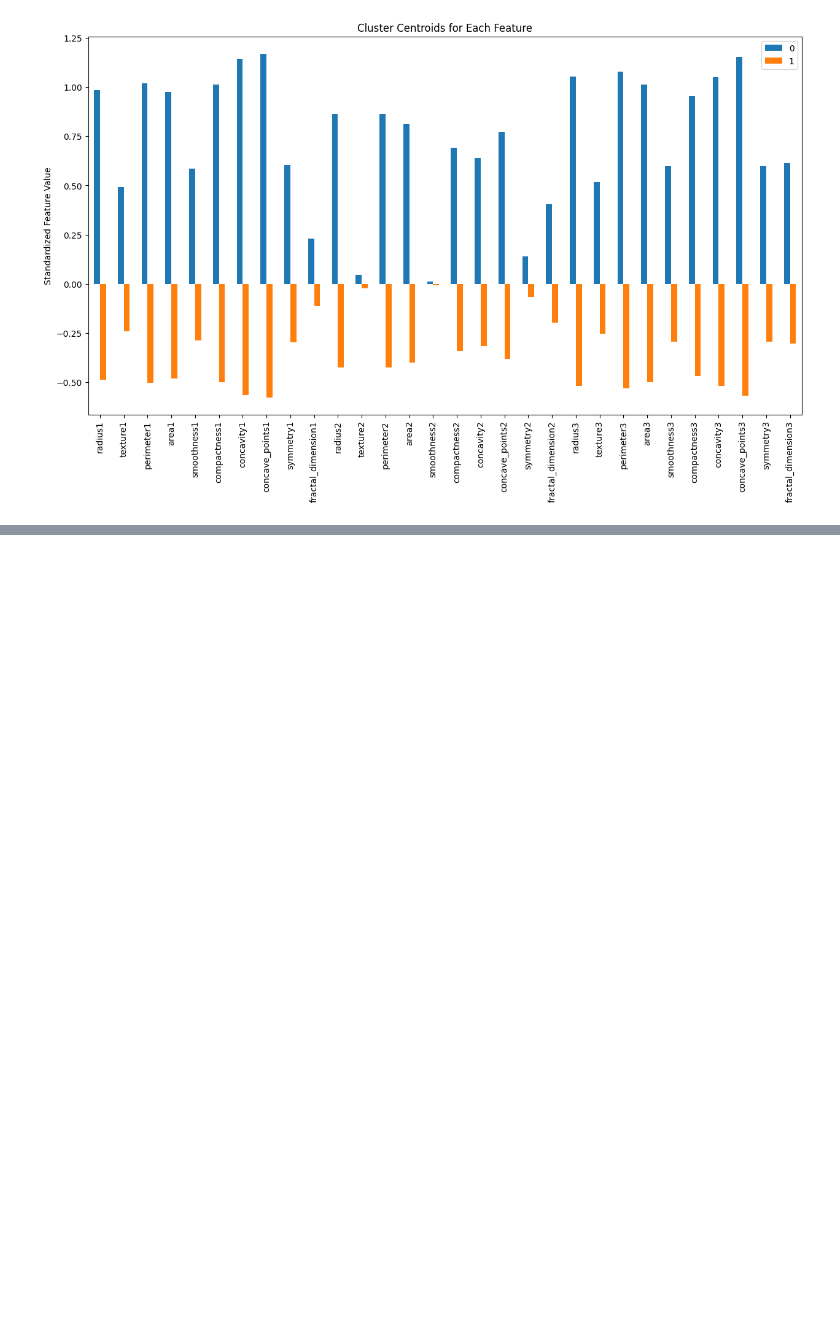
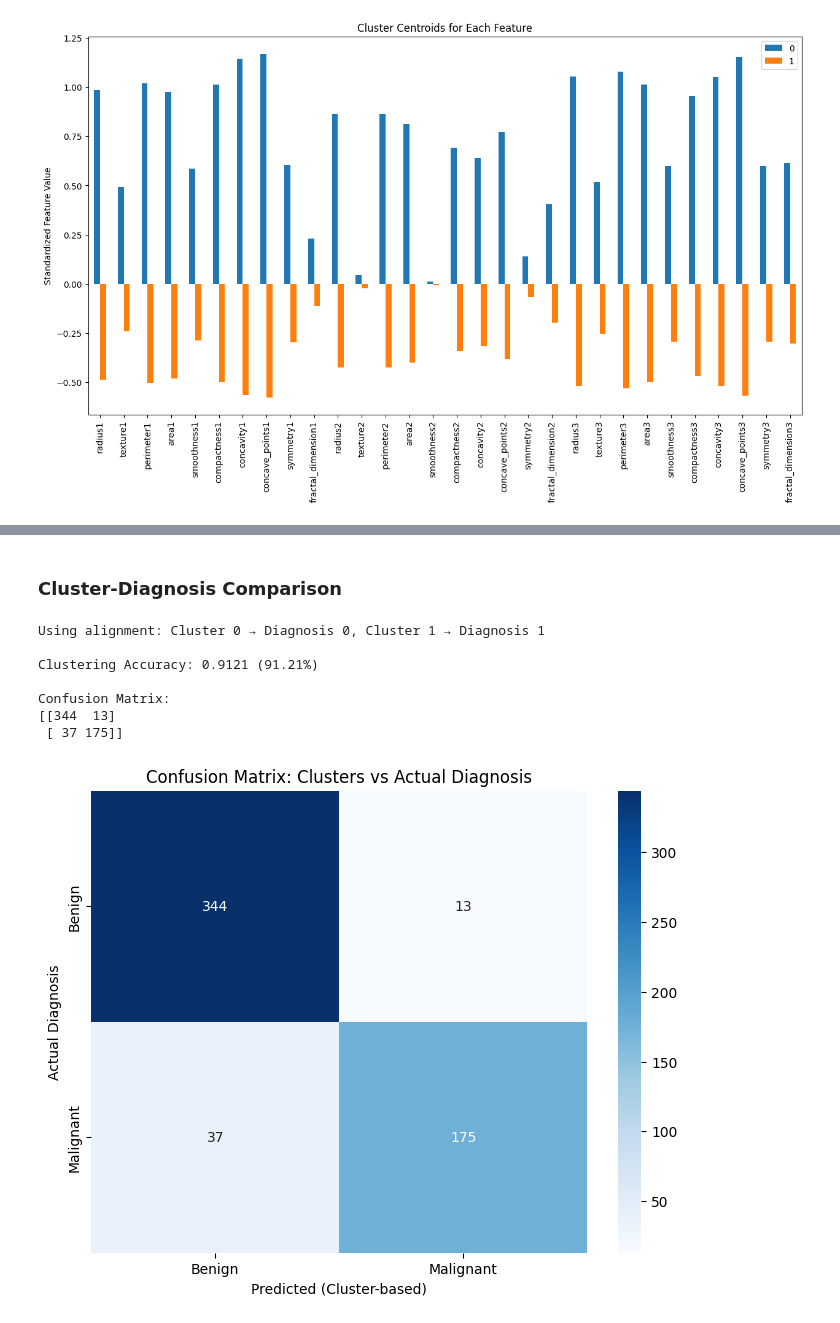
Before and after one commit to Arnold-Og/Bioinformatics, a Jupyter notebook: main.ipynb, the cells around one changed output, grey strips where cells are left out. Drawn from its saved outputs; the diff is of its cells as text; code cells hidden in the pictures; blank space fills up the shorter version.

```diff
--- a/main.ipynb
+++ b/main.ipynb
@@ -214,6 +216,8 @@ plt.show()
 # %% [markdown]
 ### Encoding the Diagnosis into binary
 # %%
+# Fix SettingWithCopyWarning by creating a copy
+y = y.copy()
 y['Diagnosis'] = y['Diagnosis'].map({'M': 1, 'B': 0})
 y['Diagnosis'].value_counts()
 # %% [output]
@@ -356,0 +381,50 @@ plt.show()
+# %% [markdown]
+### Cluster-Diagnosis Comparison
+# %%
+# Create confusion matrix
+from sklearn.metrics import confusion_matrix, accuracy_score, classification_report
+import numpy as np
+
+# Since cluster labels might not align with diagnosis (0/1), we need to check alignment
+# Calculate accuracy for both possible alignments
+cluster_to_diagnosis_0 = (cluster_labels == 0).astype(int)
+cluster_to_diagnosis_1 = (cluster_labels == 1).astype(int)
+
+accuracy_0 = accuracy_score(y['Diagnosis'], cluster_to_diagnosis_0)
+accuracy_1 = accuracy_score(y['Diagnosis'], cluster_to_diagnosis_1)
+
+# Use the alignment that gives better accuracy
+if accuracy_0 > accuracy_1:
+    predicted_labels = cluster_to_diagnosis_0
+    print(f"Using alignment: Cluster 0 → Diagnosis 0, Cluster 1 → Diagnosis 1")
+else:
+    predicted_labels = cluster_to_diagnosis_1
+    print(f"Using alignment: Cluster 0 → Diagnosis 1, Cluster 1 → Diagnosis 0")
+
+# Calculate final accuracy
+cluster_accuracy = accuracy_score(y['Diagnosis'], predicted_labels)
+print(f"\nClustering Accuracy: {cluster_accuracy:.4f} ({cluster_accuracy*100:.2f}%)")
+
+# Create confusion matrix
+cm = confusion_matrix(y['Diagnosis'], predicted_labels)
+print("\nConfusion Matrix:")
+print(cm)
+
+# Visualize confusion matrix
+plt.figure(figsize=(8, 6))
+sns.heatmap(cm, annot=True, fmt='d', cmap='Blues',
+            xticklabels=['Benign', 'Malignant'],
+            yticklabels=['Benign', 'Malignant'])
+plt.title('Confusion Matrix: Clusters vs Actual Diagnosis')
+plt.ylabel('Actual Diagnosis')
+plt.xlabel('Predicted (Cluster-based)')
+plt.show()
+# %% [output]
+Using alignment: Cluster 0 → Diagnosis 0, Cluster 1 → Diagnosis 1
+
+Clustering Accuracy: 0.9121 (91.21%)
+
+Confusion Matrix:
+[[344  13]
+ [ 37 175]]
+[figure, added]
```
Also changed, not shown: parts of 39 cells of this notebook.
